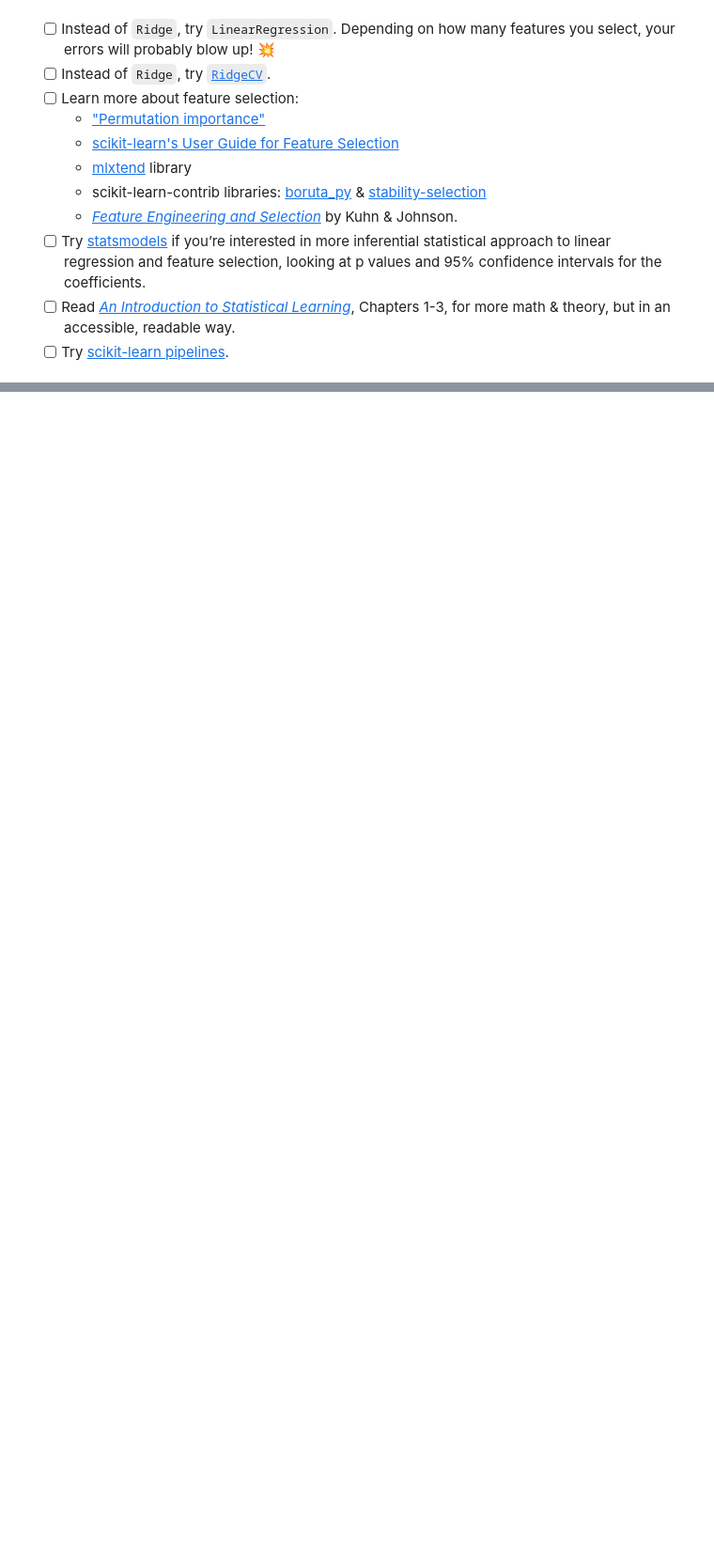
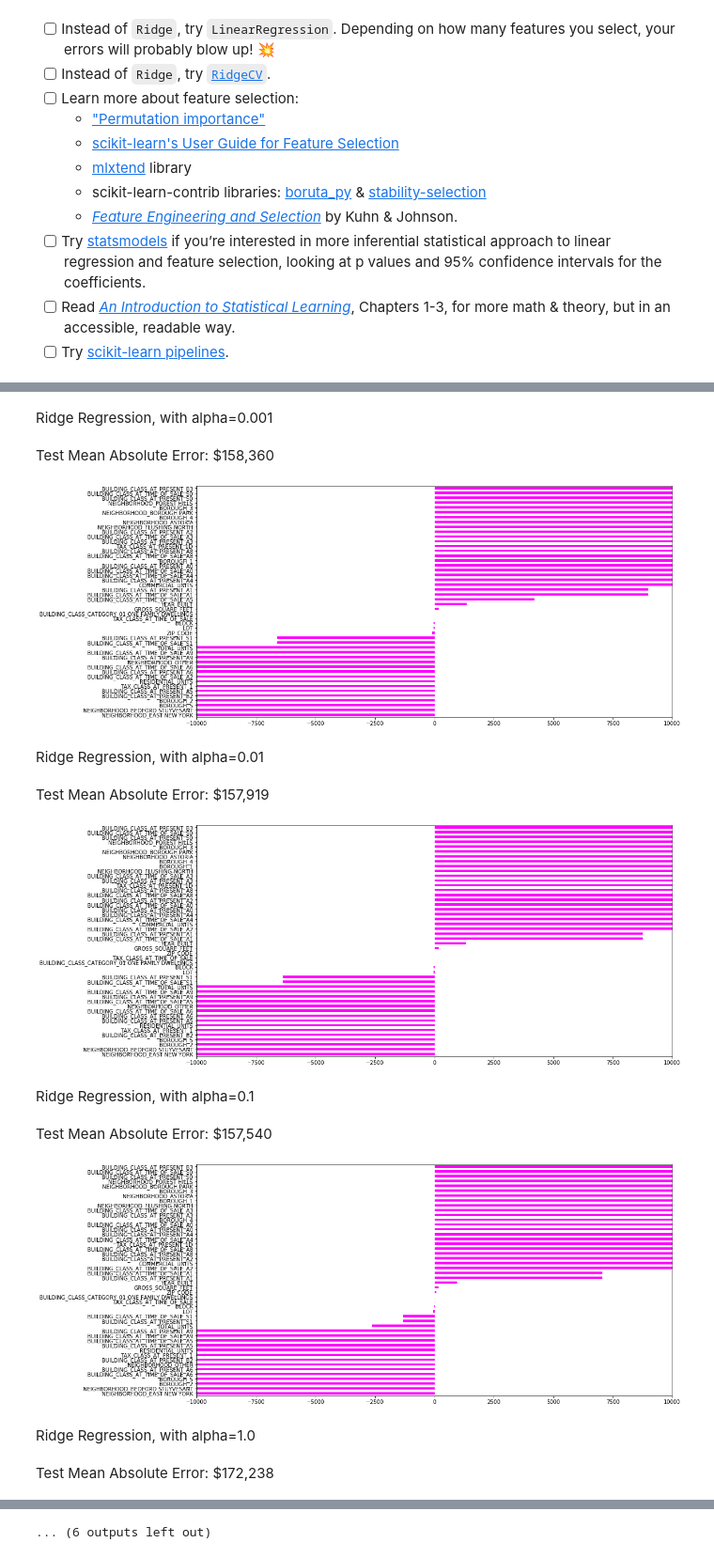
Before and after one commit to CurdtMillion/DS-Unit-2-Linear-Models, a Jupyter notebook: module3-ridge-regression/LS_DS_213_assignment.ipynb, the cells around one changed output, grey strips where cells are left out. Shown: that part at 94% size. Saved outputs shown, nothing was run; the diff lists cells and outputs as text; code cells hidden in the pictures; blank space fills up the shorter version.

```diff
--- a/module3-ridge-regression/LS_DS_213_assignment.ipynb
+++ b/module3-ridge-regression/LS_DS_213_assignment.ipynb
@@ -119,0 +233,18 @@ test = one_fam[(one_fam['SALE_DATE'] >= '04/01/2019') & (one_fam['SALE_DATE'] <=
+# %%
+# How many features should we select?
+# This works, but has many runtime issues in between, so I removed the outputs.
+from sklearn.linear_model import LinearRegression
+from sklearn.metrics import mean_absolute_error
+
+mae_list = []
+for k in range(1, X_train_enc.shape[1]+1):
+  print(f'{k} features')
+  selector = SelectKBest(score_func=f_regression, k=k)
+  X_train_kbest = selector.fit_transform(X_train_enc, y_train)
+  X_test_kbest = selector.transform(X_test_enc)
+  model = LinearRegression()
+  model.fit(X_train_kbest, y_train)
+  y_pred = model.predict(X_test_kbest)
+  mae = mean_absolute_error(y_pred, y_test)
+  print(f'MAE on test set: ${mae:.2f}')
+  mae_list.append(mae)
@@ -119,0 +256,36 @@ test = one_fam[(one_fam['SALE_DATE'] >= '04/01/2019') & (one_fam['SALE_DATE'] <=
+# %%
+# Ridge regression:
+%matplotlib inline
+
+from IPython.display import display, HTML
+
+for alpha in [0.001, 0.01, 0.1, 1.0, 10.0, 100.0]:
+
+    # Fitting the Ridge Regression model:
+    display(HTML(f'Ridge Regression, with alpha={alpha}'))
+    model = Ridge(alpha=alpha, normalize=True)
+    model.fit(X_train_enc, y_train)
+    y_pred = model.predict(X_test_enc)
+
+    # Now getting the Test MAE:
+    mae = mean_absolute_error(y_test, y_pred)
+    display(HTML(f'Test Mean Absolute Error: ${mae:,.0f}'))
+
+    # Finally, plot the coefficients:
+    coefficients = pd.Series(model.coef_, X_train_enc.columns)
+    plt.figure(figsize=(16,8))
+    coefficients.sort_values().plot.barh(color='magenta')
+    plt.xlim(-10000,10000)
+    plt.show()
+# %% [output]
+Ridge Regression, with alpha=0.001
+Test Mean Absolute Error: $158,360
+[figure, added]
+Ridge Regression, with alpha=0.01
+Test Mean Absolute Error: $157,919
+[figure, added]
+Ridge Regression, with alpha=0.1
+Test Mean Absolute Error: $157,540
+[figure, added]
+Ridge Regression, with alpha=1.0
+Test Mean Absolute Error: $172,238
@@ -119,0 +293 @@ test = one_fam[(one_fam['SALE_DATE'] >= '04/01/2019') & (one_fam['SALE_DATE'] <=
+... (6 outputs left out)
```
Also changed, not shown: parts of 15 cells of this notebook.
